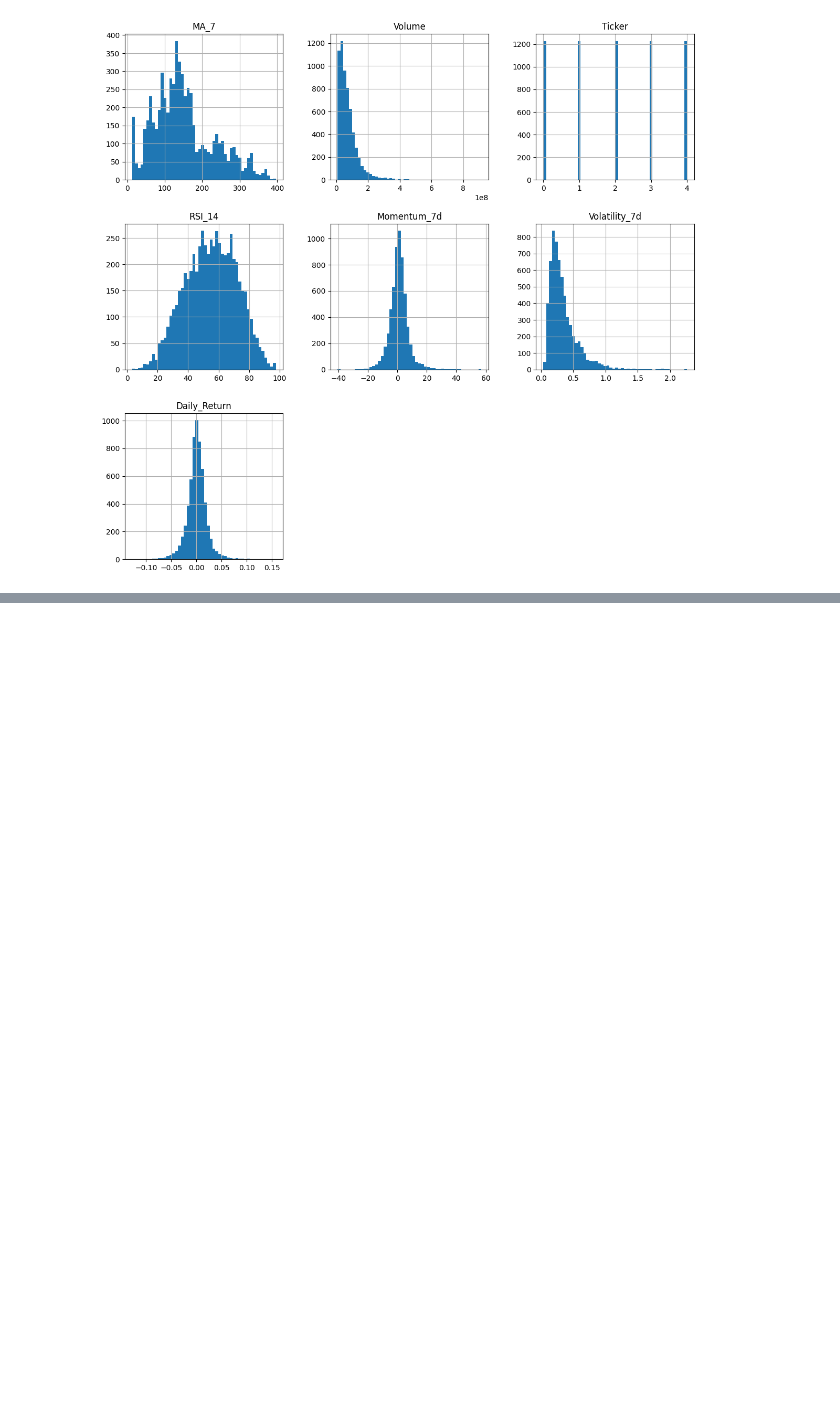
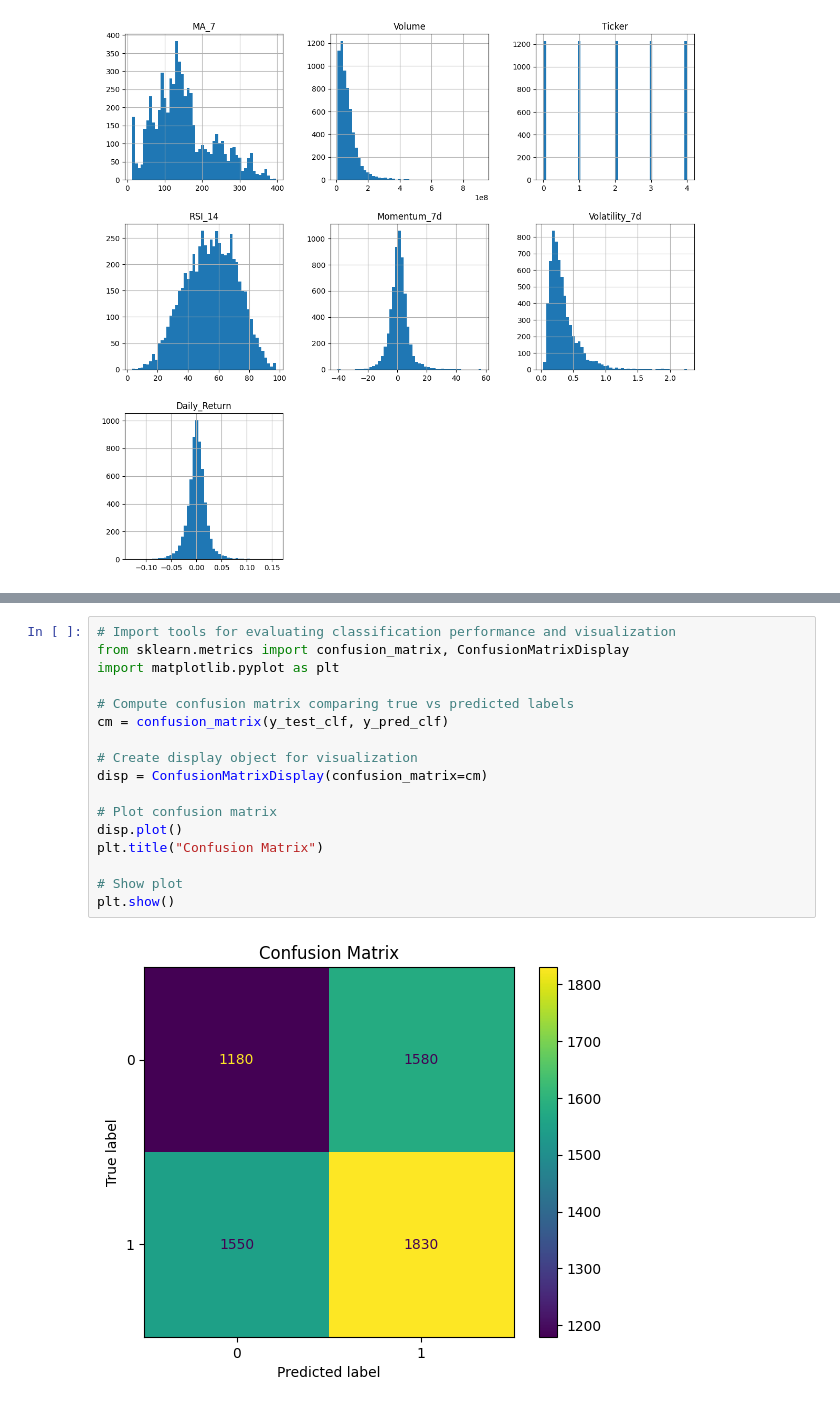
Before and after one commit to Proxtron/tech-stock-forecast, a Jupyter notebook: notebook.ipynb, the cells around one changed output, grey strips where cells are left out. Drawn from its saved outputs; the diff is of its cells as text; blank space fills up the shorter version.

```diff
--- a/notebook.ipynb
+++ b/notebook.ipynb
@@ -209,0 +308,19 @@ plt.show()
+# %%
+# Import tools for evaluating classification performance and visualization
+from sklearn.metrics import confusion_matrix, ConfusionMatrixDisplay
+import matplotlib.pyplot as plt
+
+# Compute confusion matrix comparing true vs predicted labels
+cm = confusion_matrix(y_test_clf, y_pred_clf)
+
+# Create display object for visualization
+disp = ConfusionMatrixDisplay(confusion_matrix=cm)
+
+# Plot confusion matrix
+disp.plot()
+plt.title("Confusion Matrix")
+
+# Show plot
+plt.show()
+# %% [output]
+[figure, added]
```
Also changed, not shown: parts of 7 cells of this notebook.
